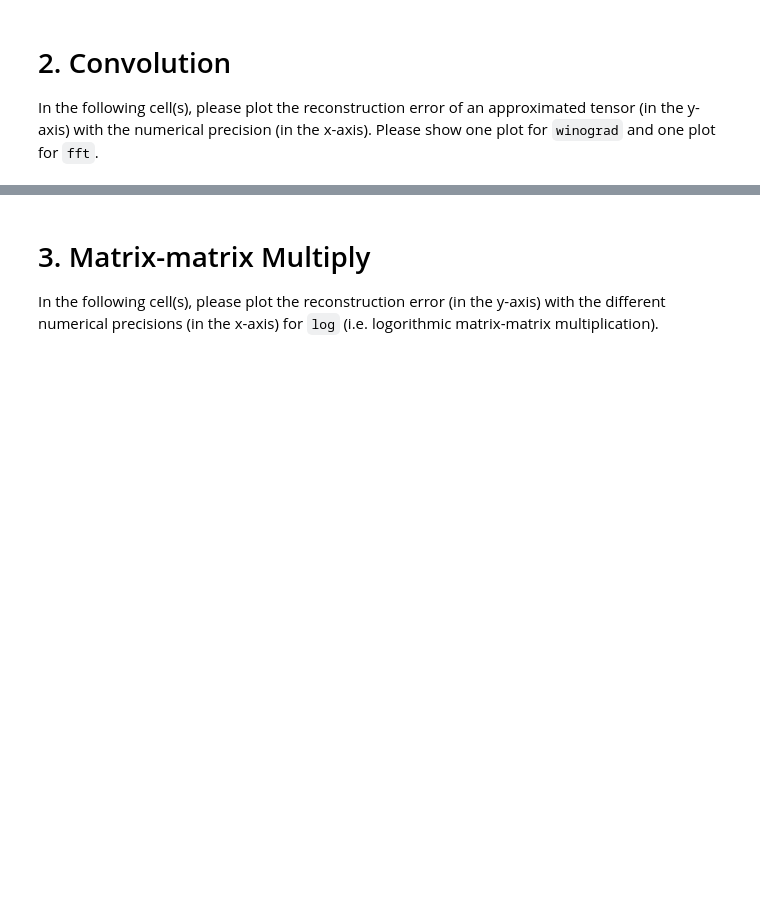
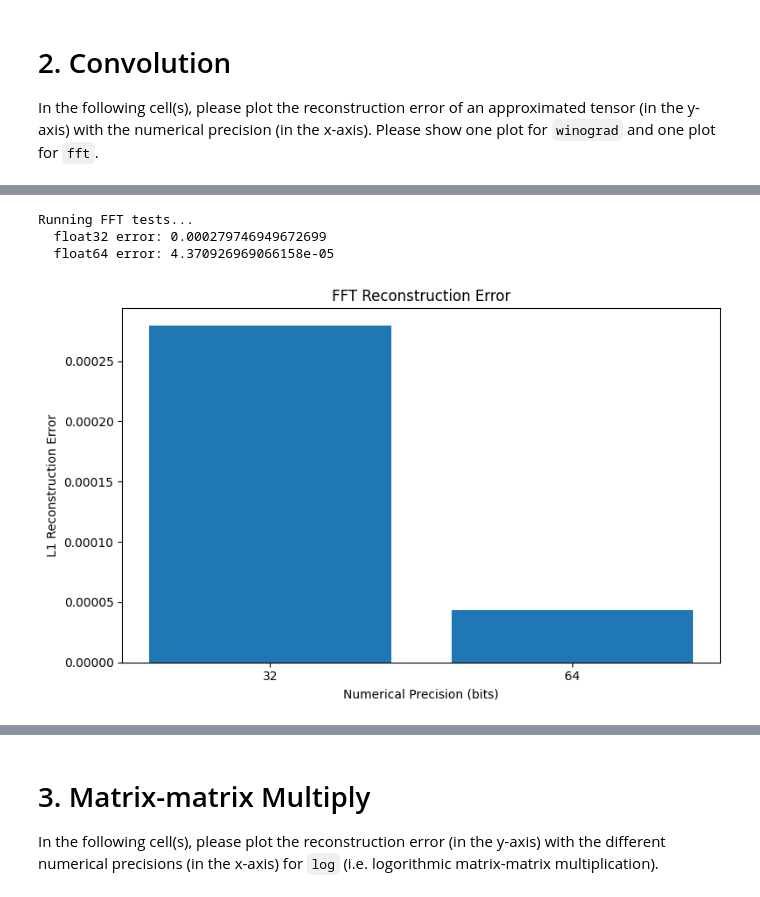
Before and after one commit to AaronGoldblatt/efficient-neural-network-numerics, a Jupyter notebook: 1-numerical_precision.ipynb, the cells around one changed output, grey strips where cells are left out. Drawn from its saved outputs; the diff is of its cells as text; code cells hidden in the pictures; blank space fills up the shorter version.

```diff
--- a/1-numerical_precision.ipynb
+++ b/1-numerical_precision.ipynb
@@ -122,30 +208,39 @@ plt.show()
 # %%
 from src.conv2d import fft
 # TODO: plot the error v.s. precision curve
 
 # Precision levels to test for FFT (no float16 support)
 precisions_fft = [32, 64]
 fft_errors = []
 
 # Run tests for FFT at each precision
 print("\nRunning FFT tests...")
 for precision in precisions_fft:
-    x, kernel = generate_test_data(precision)
+    try:
+        x, k, b = conv2d_generate_test_data(precision)
 
-    # Naive (ground truth) implementation
-    naive_result = conv2d(x, kernel, method='naive')
+        # Naive (ground truth) implementation
+        naive_result = conv2d(x, k, b, method='naive')
 
-    # FFT implementation
-    fft_result = conv2d(x, kernel, method='fft')
-    fft_error = calculate_error(naive_result, fft_result)
-    fft_errors.append(fft_error)
-    print(f"  float{precision} error: {fft_error}")
+        # FFT implementation
+        fft_result = conv2d(x, k, b, method='fft')
+        fft_error = calculate_error(naive_result, fft_result)
+        fft_errors.append(fft_error)
+        print(f"  float{precision} error: {fft_error}")
+    except Exception as e:
+        print(f"  float{precision} failed: {str(e)}")
+        fft_errors.append(0)  # Add placeholder for plotting
 
 # Plot FFT results
 plt.figure(figsize=(8, 5))
 plt.bar([str(p) for p in precisions_fft], fft_errors)
 plt.title('FFT Reconstruction Error')
 plt.xlabel('Numerical Precision (bits)')
 plt.ylabel('L1 Reconstruction Error')
 plt.tight_layout()
 plt.show()
+# %% [output]
+Running FFT tests...
+  float32 error: 0.000279746949672699
+  float64 error: 4.370926969066158e-05
+[figure, added]
```
Also changed, not shown: parts of 19 cells of this notebook.
